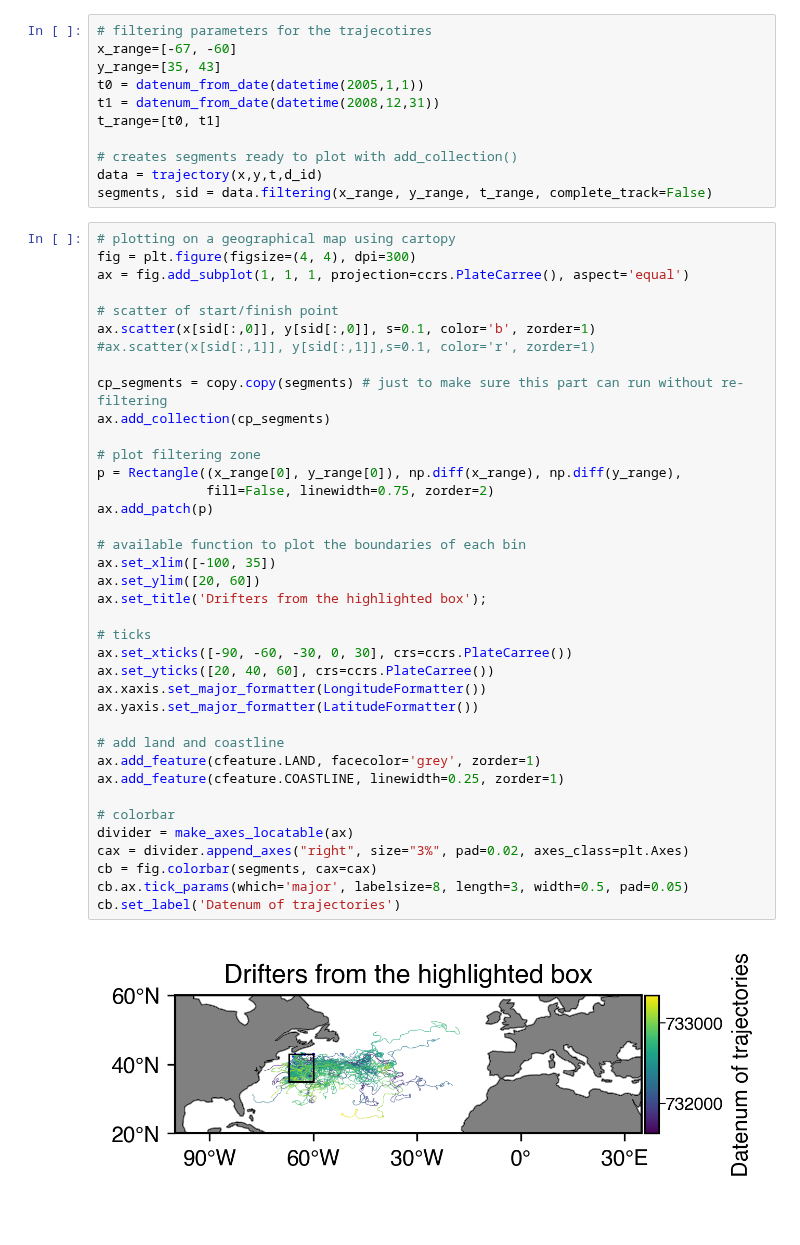
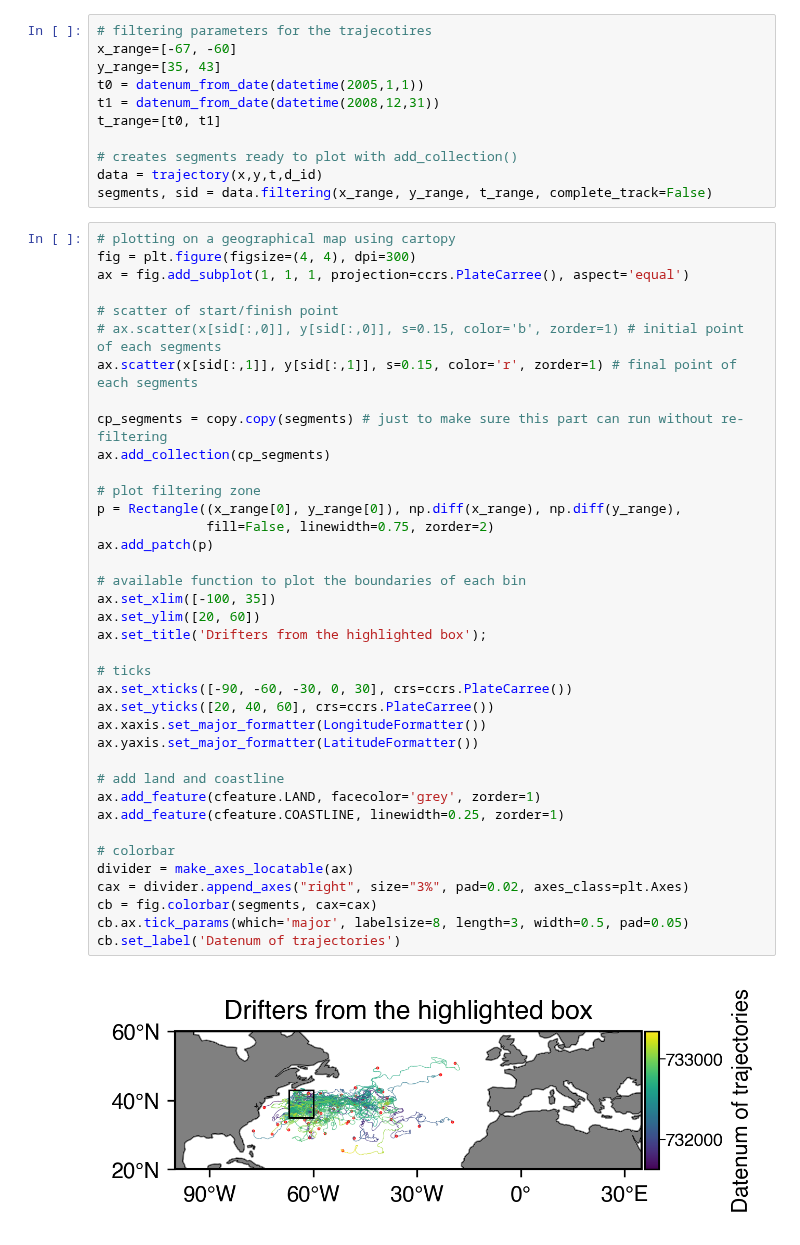
Before and after one commit to philippemiron/pygtm, a Jupyter notebook: example/03-trajectoires.ipynb, the cells around one changed output. Cells and saved outputs as stored; diff of their text form.

Commit message:
add initial and final segments points

```diff
--- a/example/03-trajectoires.ipynb
+++ b/example/03-trajectoires.ipynb
@@ -82,37 +82,37 @@ fig = plt.figure(figsize=(4, 4), dpi=300)
 ax = fig.add_subplot(1, 1, 1, projection=ccrs.PlateCarree(), aspect='equal')
 
 # scatter of start/finish point
-ax.scatter(x[sid[:,0]], y[sid[:,0]], s=0.1, color='b', zorder=1)
-#ax.scatter(x[sid[:,1]], y[sid[:,1]],s=0.1, color='r', zorder=1)
+# ax.scatter(x[sid[:,0]], y[sid[:,0]], s=0.15, color='b', zorder=1) # initial point of each segments
+ax.scatter(x[sid[:,1]], y[sid[:,1]], s=0.15, color='r', zorder=1) # final point of each segments
 
 cp_segments = copy.copy(segments) # just to make sure this part can run without re-filtering
 ax.add_collection(cp_segments)
 
 # plot filtering zone
 p = Rectangle((x_range[0], y_range[0]), np.diff(x_range), np.diff(y_range),
               fill=False, linewidth=0.75, zorder=2)
 ax.add_patch(p)
 
 # available function to plot the boundaries of each bin
 ax.set_xlim([-100, 35])
 ax.set_ylim([20, 60])
 ax.set_title('Drifters from the highlighted box');
 
 # ticks
 ax.set_xticks([-90, -60, -30, 0, 30], crs=ccrs.PlateCarree())
 ax.set_yticks([20, 40, 60], crs=ccrs.PlateCarree())
 ax.xaxis.set_major_formatter(LongitudeFormatter())
 ax.yaxis.set_major_formatter(LatitudeFormatter())
 
 # add land and coastline
 ax.add_feature(cfeature.LAND, facecolor='grey', zorder=1)
 ax.add_feature(cfeature.COASTLINE, linewidth=0.25, zorder=1)
 
 # colorbar
 divider = make_axes_locatable(ax)
 cax = divider.append_axes("right", size="3%", pad=0.02, axes_class=plt.Axes)
 cb = fig.colorbar(segments, cax=cax)
 cb.ax.tick_params(which='major', labelsize=8, length=3, width=0.5, pad=0.05)
 cb.set_label('Datenum of trajectories')
 # %% [output]
-[figure, old version]
+[figure, new version]
```
